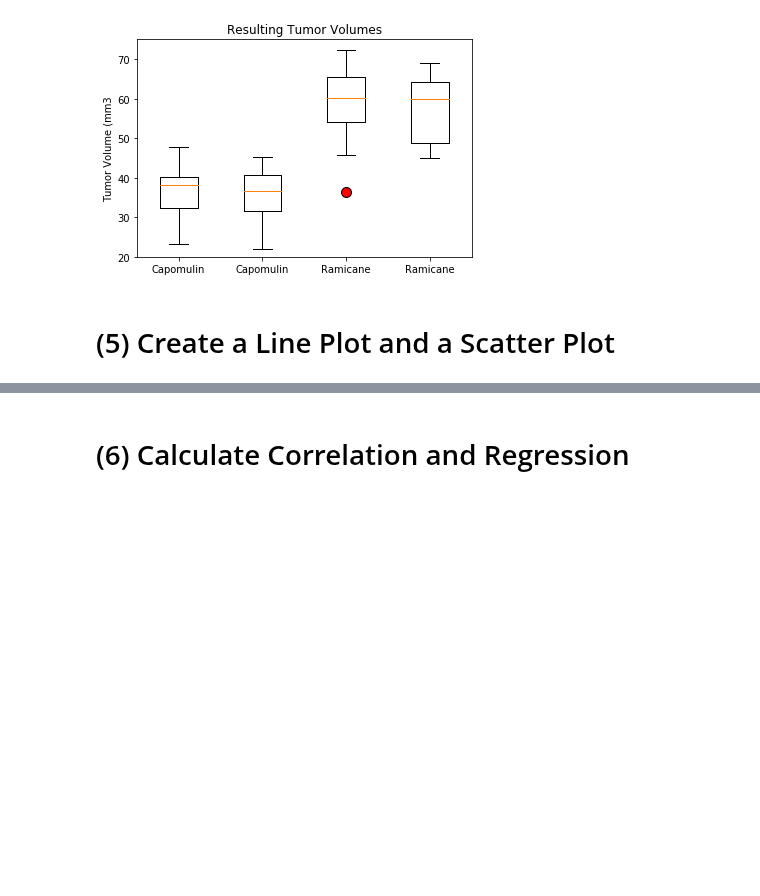
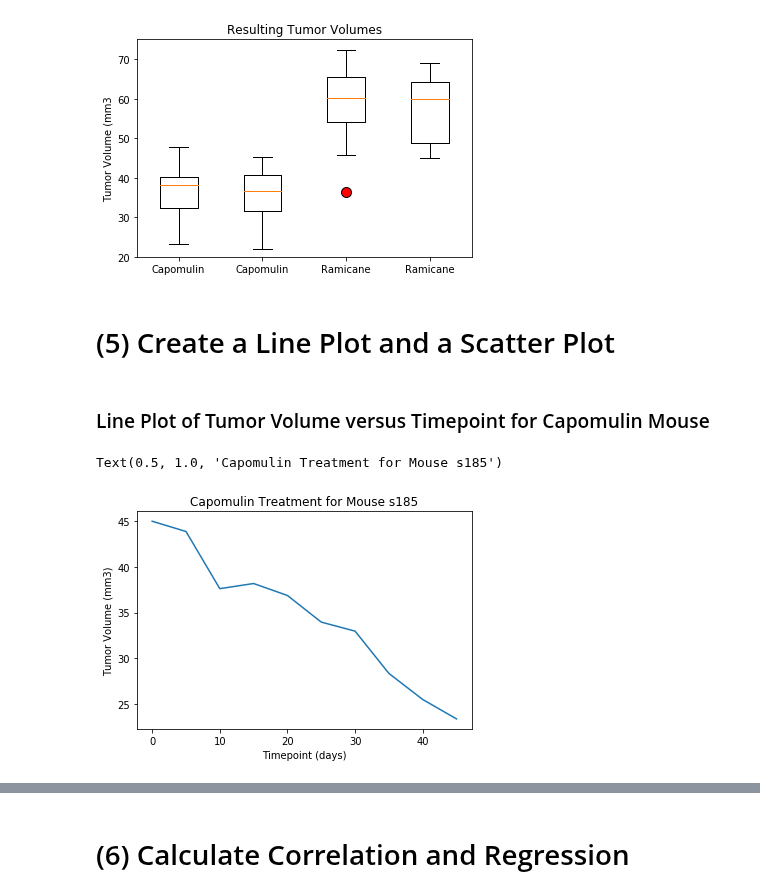
Before and after one commit to JenniferM-BShulyak/matplotlib-challenge, a Jupyter notebook: pymaceuticals.ipynb, the cells around one changed output, grey strips where cells are left out. Saved outputs shown, nothing was run; the diff lists cells and outputs as text; code cells hidden in the pictures; blank space fills up the shorter version.

```diff
--- a/pymaceuticals.ipynb
+++ b/pymaceuticals.ipynb
@@ -321,3 +321,18 @@ plt.show()
 [figure]
 # %% [markdown]
 # (5) Create a Line Plot and a Scatter Plot
+# %% [markdown]
+### Line Plot of Tumor Volume versus Timepoint for Capomulin Mouse
+# %%
+# Make a df of just one Capo mouse with columns for timepoint and the tumor volume
+mouse_cap = clean_df.loc[clean_df["Mouse ID"] == "s185", ["Timepoint", "Tumor Volume (mm3)"]]
+mouse_cap_r = mouse_cap.set_index("Timepoint")
+
+# Make the Scatterplot
+mouse_cap_r.plot(legend= None)
+plt.xlabel("Timepoint (days)")
+plt.ylabel("Tumor Volume (mm3)")
+plt.title("Capomulin Treatment for Mouse s185")
+# %% [output]
+Text(0.5, 1.0, 'Capomulin Treatment for Mouse s185')
+[figure, added]
```
Also changed, not shown: parts of 2 cells of this notebook, 1 other file.
